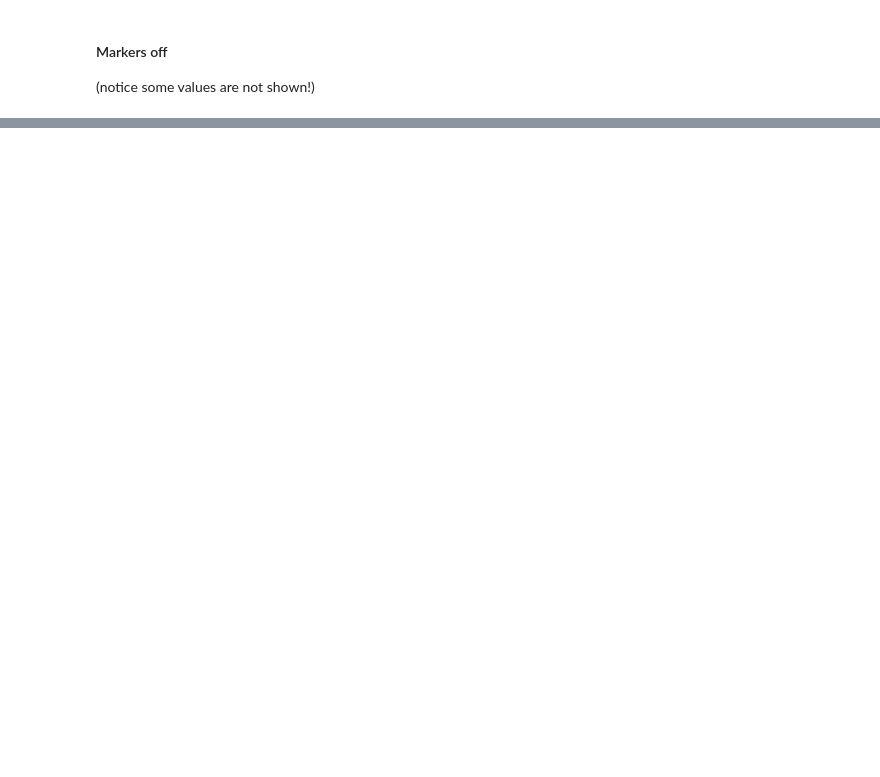
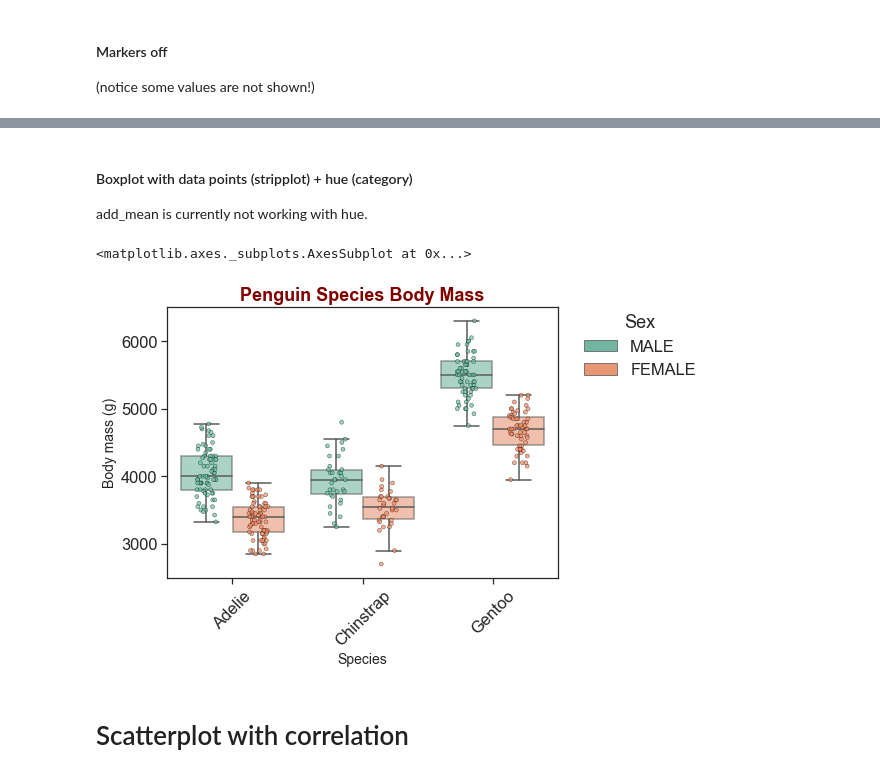
Before and after one commit to liel-cohen/LielTools, a Jupyter notebook: plots_examp.ipynb, the cells around one changed output, grey strips where cells are left out. Cells and saved outputs as stored; diff of their text form; code cells hidden in the pictures; blank space fills up the shorter version.

```diff
--- a/plots_examp.ipynb
+++ b/plots_examp.ipynb
@@ -133,0 +217,19 @@ ax = PlotTools.parallele_coordinates_plot(iris_df, class_column='species', cmap=
+# %% [markdown]
+#### Boxplot with data points (stripplot) + hue (category)
+add_mean is currently not working with hue.
+# %%
+PlotTools.plot_boxplot(peng_df["species"], # x values series
+             peng_df["body_mass_g"], # y values series
+             seriesHue=peng_df["sex"],
+             figsize=(7, 5), palette='Set2',
+             plotTitle='Penguin Species Body Mass',
+             xTitle='Species',
+             yTitle='Body mass (g)',
+             legendTitle='Sex',
+             font_scale=1.5,
+             linewidth=0.4)
+# %% [output]
+<matplotlib.axes._subplots.AxesSubplot at 0x...>
+[figure, added]
+# %% [markdown]
+# Scatterplot with correlation
```
Also changed, not shown: parts of 17 cells of this notebook, 2 other files.
